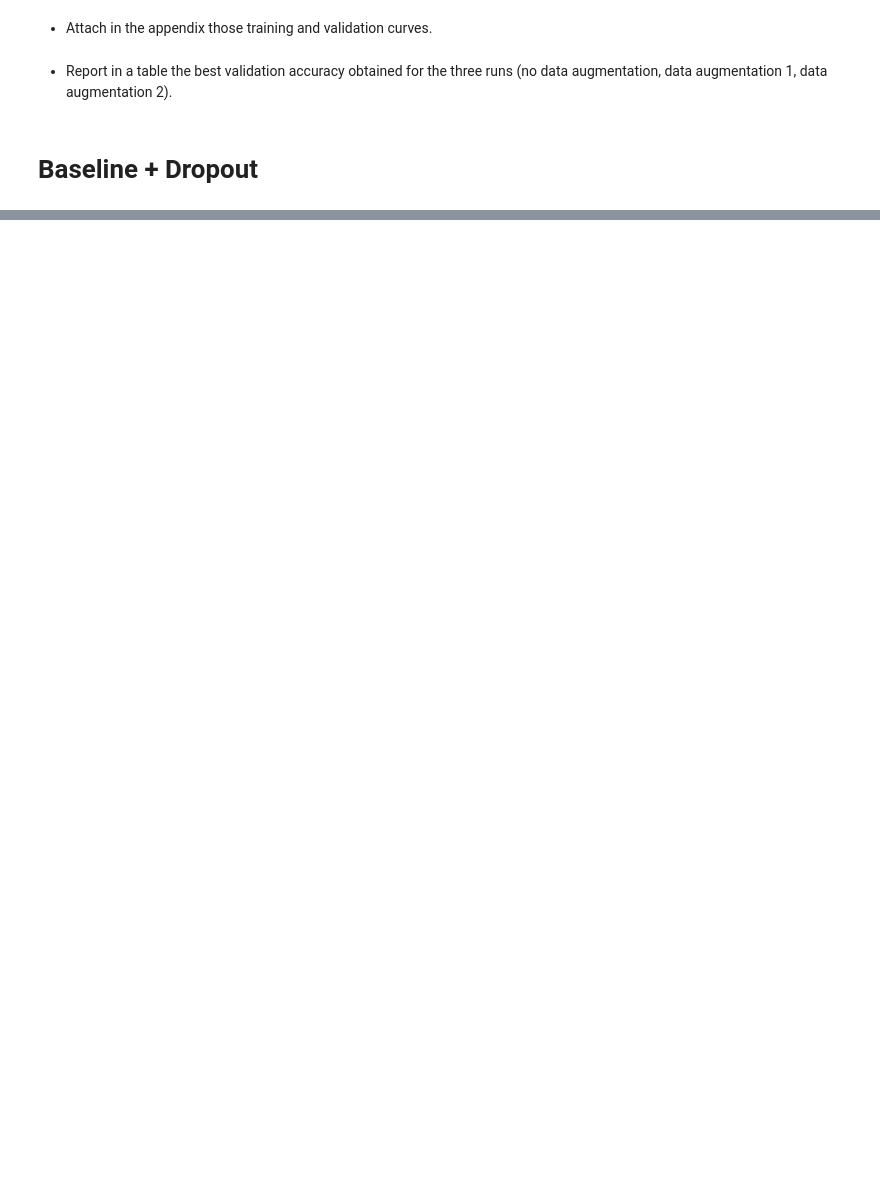
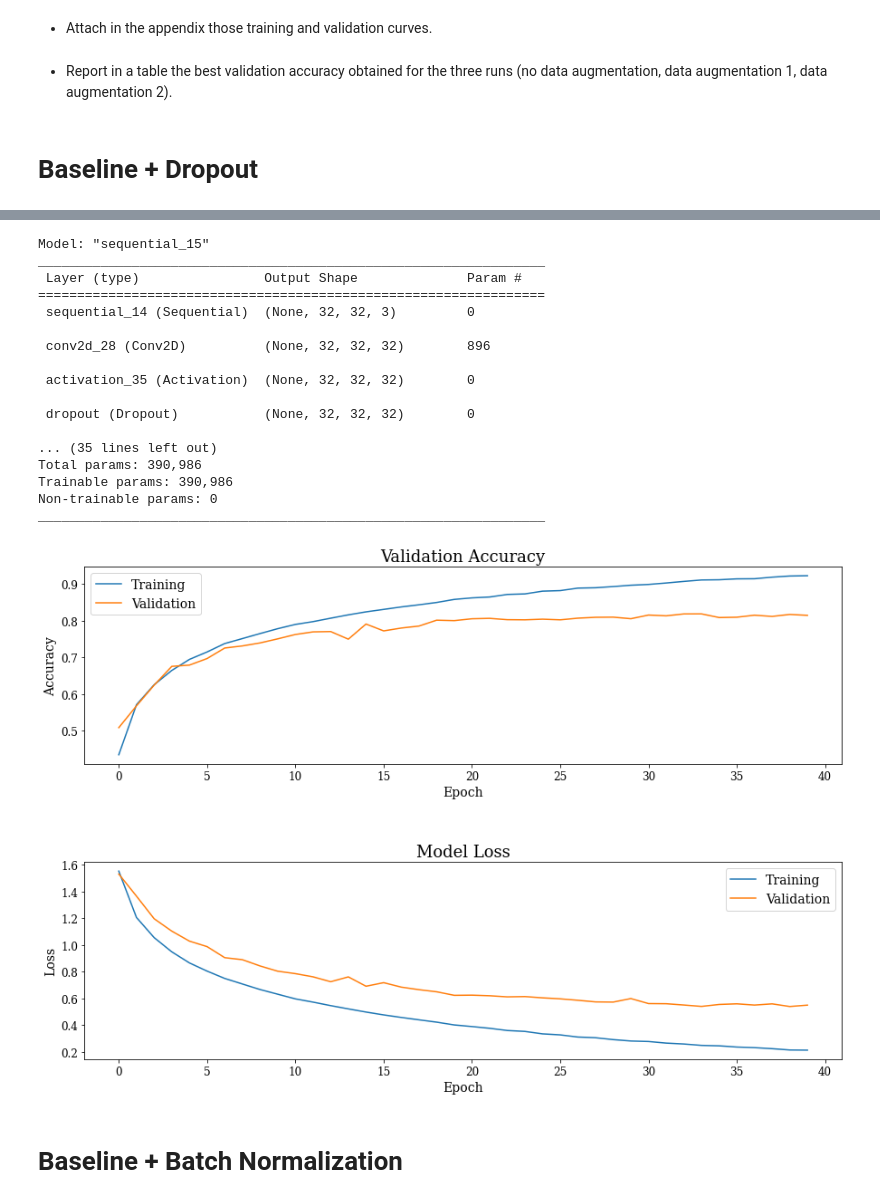
Before and after one commit to limited-fion/deep-learning-cw, a Jupyter notebook: 03_cw.ipynb, the cells around one changed output, grey strips where cells are left out. Drawn from its saved outputs; the diff is of its cells as text; code cells hidden in the pictures; blank space fills up the shorter version.

```diff
--- a/03_cw.ipynb
+++ b/03_cw.ipynb
@@ -365,8 +580,7 @@ X_test_n = norm_layer(X_test)
 # to not performing any augmentation)
 data_augmentation = keras.Sequential(
     [
-        preprocessing.RandomRotation(0.8),
-        preprocessing.RandomZoom(height_factor=0.4)
+        preprocessing.RandomZoom(0)
     ]
 )
 # We will use glorot_uniform as a initialization by default
@@ -376,25 +590,28 @@ model = Sequential()
 model.add(data_augmentation)
 model.add(Conv2D(32, (3, 3), padding='same', kernel_initializer=initialization))
 model.add(Activation('relu'))
+model.add(Dropout(0.3))
+
 model.add(MaxPooling2D(pool_size=(2, 2), strides=(2, 2), padding='same'))
 
 model.add(Conv2D(64, (3, 3), padding='same', kernel_initializer=initialization))
 model.add(Activation('relu'))
+model.add(Dropout(0.3))
+
 model.add(MaxPooling2D(pool_size=(2, 2), strides=(2, 2), padding='same'))
 
 model.add(Conv2D(128, (3, 3), padding='same', kernel_initializer=initialization))
 model.add(Activation('relu'))
+model.add(Dropout(0.3))
+
 model.add(MaxPooling2D(pool_size=(2, 2), strides=(2, 2), padding='same'))
 
 model.add(Conv2D(256, (3, 3), padding='same', kernel_initializer=initialization))
 model.add(Activation('relu'))
+model.add(Dropout(0.3))
+
 # As we use global average pooling, we don't need to use Flatten
 model.add(GlobalAveragePooling2D())
-model.add(Dense(512, activation='relu', input_shape=(784,)))
-model.add(Dropout(0.3))
-model.add(Dense(512, activation='relu'))
-model.add(Dropout(0.3))
-model.add(Dense(10, activation='softmax'))
 model.add(Dense(10, kernel_initializer=initialization))
 model.add(Activation('softmax'))
 
@@ -407,4 +624,6 @@ model.compile(loss='categorical_crossentropy',
               optimizer=opt,
               metrics=['accuracy'])
 # Use 40 epochs as default value to plot your curves
-history = model.fit(X_train_n, Y_train_class, epochs=40, validation_data=(X_test_n,Y_test_class))
+history_dropout = model.fit(X_train_n, Y_train_class, epochs=40, validation_data=(X_test_n,Y_test_class))
+
+model.save('/content/drive/MyDrive/dl-cw-03/reg/dropout')
@@ -410,0 +689,24 @@ history = model.fit(X_train_n, Y_train_class, epochs=40, validation_data=(X_test
+# %%
+plot_history(history_dropout, 'dropout.png', metric='accuracy')
+model.summary()
+# %% [output]
+Model: "sequential_15"
+_________________________________________________________________
+ Layer (type)                Output Shape              Param #
+=================================================================
+ sequential_14 (Sequential)  (None, 32, 32, 3)         0
+
+ conv2d_28 (Conv2D)          (None, 32, 32, 32)        896
+
+ activation_35 (Activation)  (None, 32, 32, 32)        0
+
+ dropout (Dropout)           (None, 32, 32, 32)        0
+
+... (35 lines left out)
+Total params: 390,986
+Trainable params: 390,986
+Non-trainable params: 0
+_________________________________________________________________
+[figure, added]
+# %% [markdown]
+# **Baseline + Batch Normalization**
```
Also changed, not shown: parts of 28 cells of this notebook.
